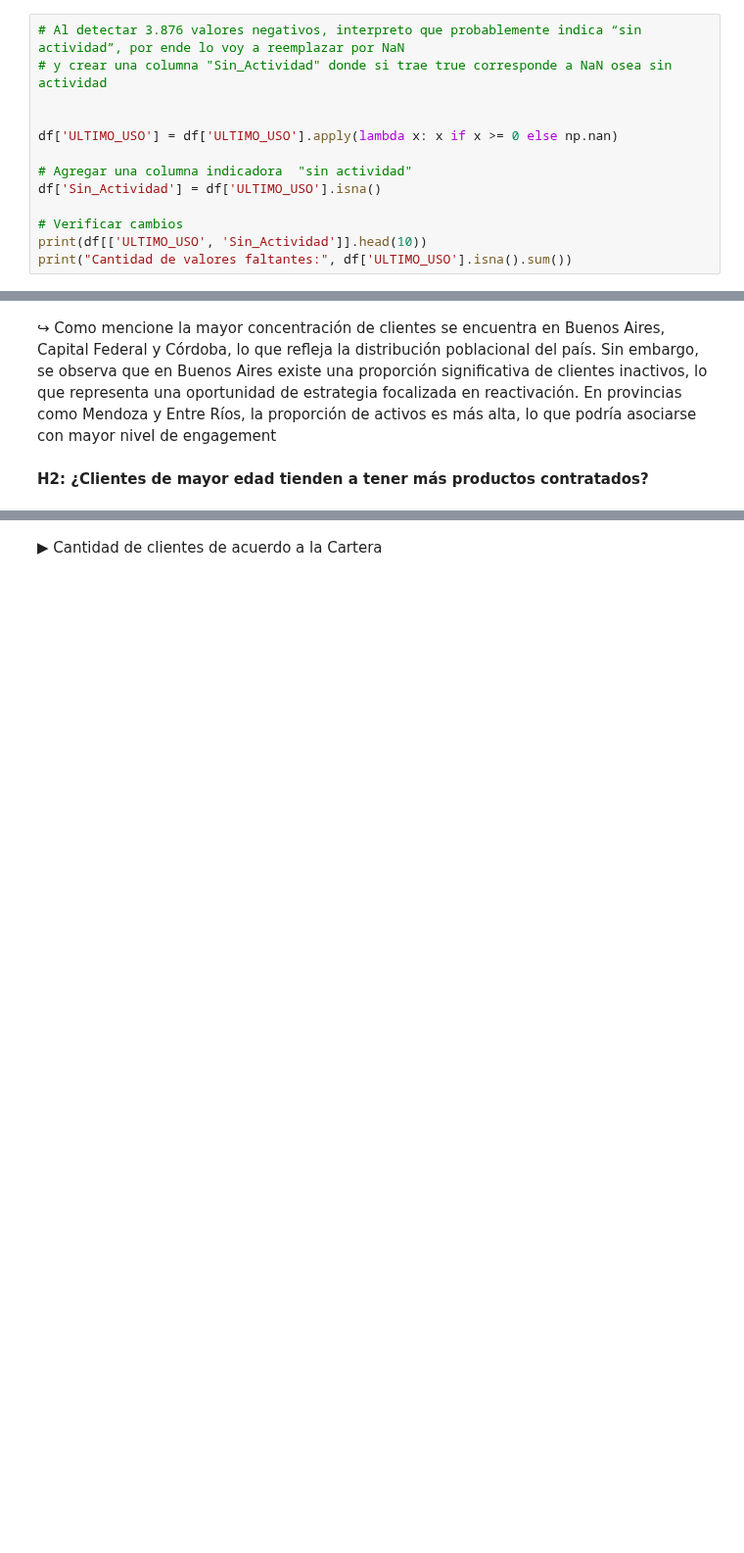
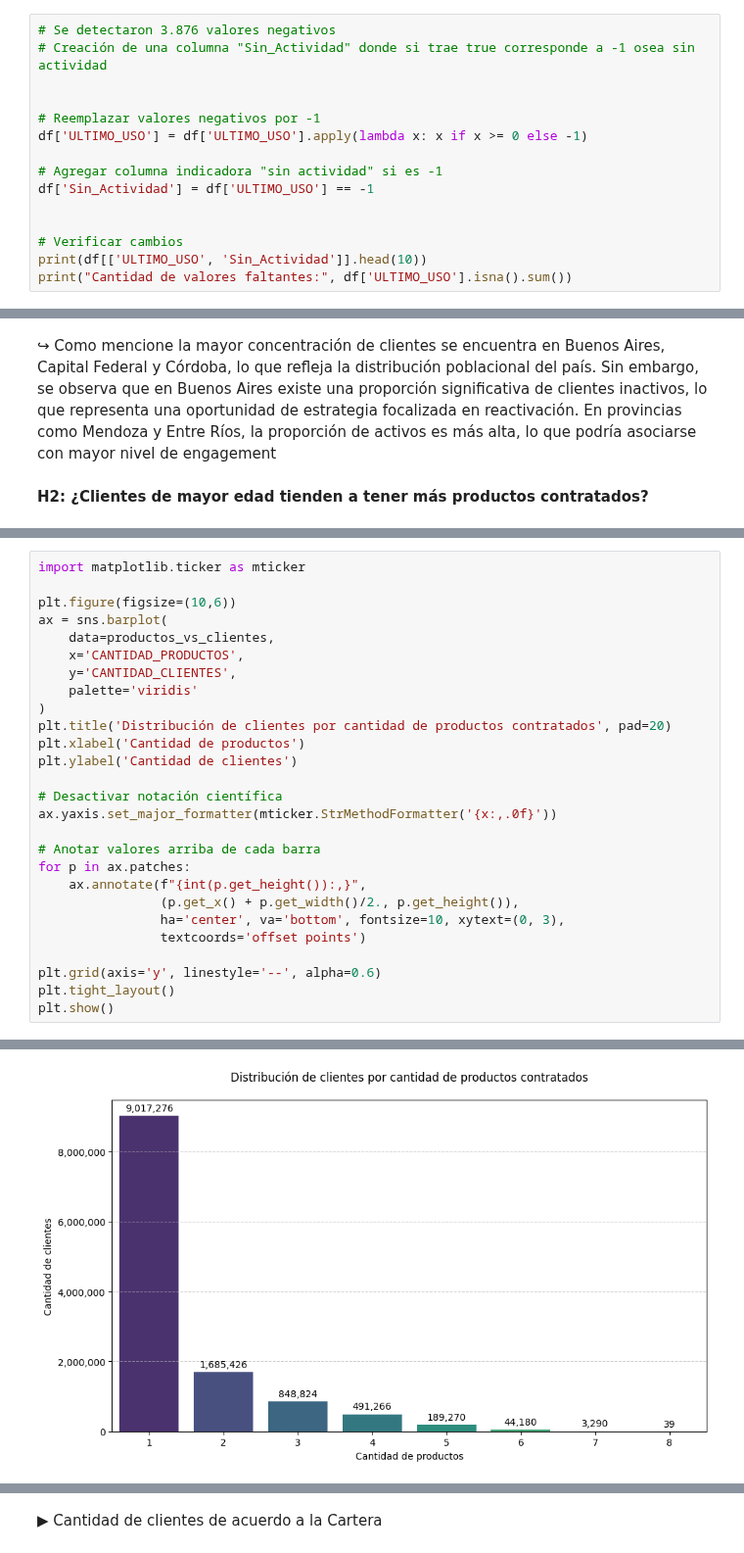
Before and after one commit to chiaravanin/CursoCoder, a Jupyter notebook: ProyectoDS_PArteIVANIN.ipynb, the cells around one changed output, grey strips where cells are left out. Shown at 98% size. Cells and saved outputs as stored; diff of their text form; blank space fills up the shorter version.

```diff
--- a/ProyectoDS_PArteIVANIN.ipynb
+++ b/ProyectoDS_PArteIVANIN.ipynb
@@ -253,14 +253,16 @@ pprint.pprint(negativos_report)
 {'ULTIMO_USO': {'ejemplos': [-1.0, -1.0, -1.0, -1.0, -1.0],
                 'num_negativos': 3876}}
 # %%
-# Al detectar 3.876 valores negativos, interpreto que probablemente indica “sin actividad”, por ende lo voy a reemplazar por NaN
-# y crear una columna "Sin_Actividad" donde si trae true corresponde a NaN osea sin actividad
+# Se detectaron 3.876 valores negativos
+# Creación de una columna "Sin_Actividad" donde si trae true corresponde a -1 osea sin actividad
 
 
-df['ULTIMO_USO'] = df['ULTIMO_USO'].apply(lambda x: x if x >= 0 else np.nan)
+# Reemplazar valores negativos por -1
+df['ULTIMO_USO'] = df['ULTIMO_USO'].apply(lambda x: x if x >= 0 else -1)
 
-# Agregar una columna indicadora  "sin actividad"
-df['Sin_Actividad'] = df['ULTIMO_USO'].isna()
+# Agregar columna indicadora "sin actividad" si es -1
+df['Sin_Actividad'] = df['ULTIMO_USO'] == -1
+
 
 # Verificar cambios
 print(df[['ULTIMO_USO', 'Sin_Actividad']].head(10))
@@ -466,0 +463,28 @@ df_h2['Rango_Edad_Nuevo'] = pd.Categorical(df_h2['Rango_Edad_Nuevo'], categories
+# %%
+import matplotlib.ticker as mticker
+
+plt.figure(figsize=(10,6))
+ax = sns.barplot(
+    data=productos_vs_clientes,
+    x='CANTIDAD_PRODUCTOS',
+    y='CANTIDAD_CLIENTES',
+    palette='viridis'
+)
+plt.title('Distribución de clientes por cantidad de productos contratados', pad=20)
+plt.xlabel('Cantidad de productos')
+plt.ylabel('Cantidad de clientes')
+
+# Desactivar notación científica
+ax.yaxis.set_major_formatter(mticker.StrMethodFormatter('{x:,.0f}'))
+
+# Anotar valores arriba de cada barra
+for p in ax.patches:
+    ax.annotate(f"{int(p.get_height()):,}",
+                (p.get_x() + p.get_width()/2., p.get_height()),
+                ha='center', va='bottom', fontsize=10, xytext=(0, 3),
+                textcoords='offset points')
+
+plt.grid(axis='y', linestyle='--', alpha=0.6)
+plt.tight_layout()
+plt.show()
+# %% [output]
@@ -466,0 +494 @@ df_h2['Rango_Edad_Nuevo'] = pd.Categorical(df_h2['Rango_Edad_Nuevo'], categories
+[figure, added]
```
Also changed, not shown: parts of 14 cells of this notebook.
